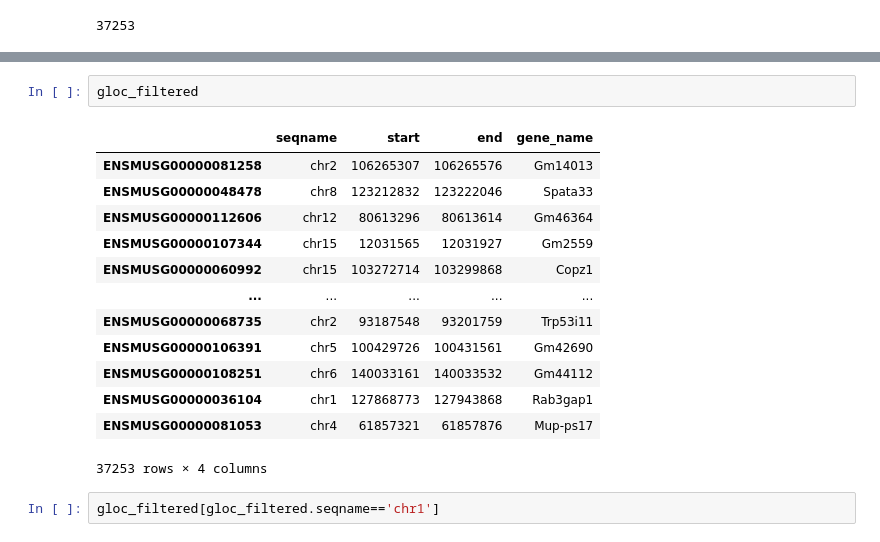
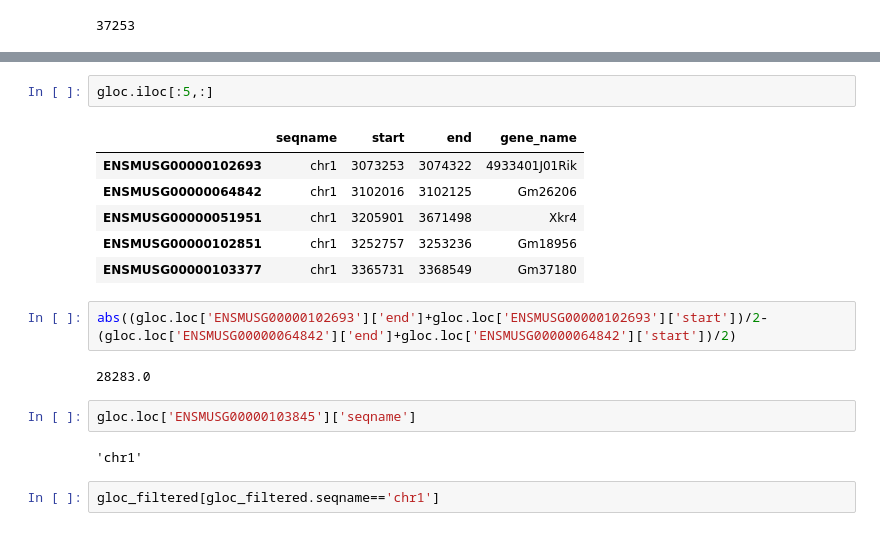
Before and after one commit to RenhaoL/HST508_Fall2022_final_project, a Jupyter notebook: codes/20221129_corr_matrix_scTPM.ipynb, the cells around one changed output, grey strips where cells are left out. Saved outputs shown, nothing was run; the diff lists cells and outputs as text.

```diff
--- a/codes/20221129_corr_matrix_scTPM.ipynb
+++ b/codes/20221129_corr_matrix_scTPM.ipynb
@@ -43,19 +63,20 @@ len(gene_list)
+# %%
+gloc.iloc[:5,:]
+# %% [output]
+|  | seqname | start | end | gene_name |
+| ENSMUSG00000102693 | chr1 | 3073253 | 3074322 | 4933401J01Rik |
+| ENSMUSG00000064842 | chr1 | 3102016 | 3102125 | Gm26206 |
+| ENSMUSG00000051951 | chr1 | 3205901 | 3671498 | Xkr4 |
+| ENSMUSG00000102851 | chr1 | 3252757 | 3253236 | Gm18956 |
+| ENSMUSG00000103377 | chr1 | 3365731 | 3368549 | Gm37180 |
+# %%
+abs((gloc.loc['ENSMUSG00000102693']['end']+gloc.loc['ENSMUSG00000102693']['start'])/2-(gloc.loc['ENSMUSG00000064842']['end']+gloc.loc['ENSMUSG00000064842']['start'])/2)
+# %% [output]
+28283.0
 # %%
-gloc_filtered
+gloc.loc['ENSMUSG00000103845']['seqname']
 # %% [output]
-|  | seqname | start | end | gene_name |
-| ENSMUSG00000081258 | chr2 | 106265307 | 106265576 | Gm14013 |
-| ENSMUSG00000048478 | chr8 | 123212832 | 123222046 | Spata33 |
-| ENSMUSG00000112606 | chr12 | 80613296 | 80613614 | Gm46364 |
-| ENSMUSG00000107344 | chr15 | 12031565 | 12031927 | Gm2559 |
-| ENSMUSG00000060992 | chr15 | 103272714 | 103299868 | Copz1 |
-| ... | ... | ... | ... | ... |
-| ENSMUSG00000068735 | chr2 | 93187548 | 93201759 | Trp53i11 |
-| ENSMUSG00000106391 | chr5 | 100429726 | 100431561 | Gm42690 |
-| ENSMUSG00000108251 | chr6 | 140033161 | 140033532 | Gm44112 |
-| ENSMUSG00000036104 | chr1 | 127868773 | 127943868 | Rab3gap1 |
-| ENSMUSG00000081053 | chr4 | 61857321 | 61857876 | Mup-ps17 |
-37253 rows × 4 columns
+'chr1'
 # %%
 gloc_filtered[gloc_filtered.seqname=='chr1']
 # %%
```
Also changed, not shown: parts of 9 cells of this notebook, 1 other file.
